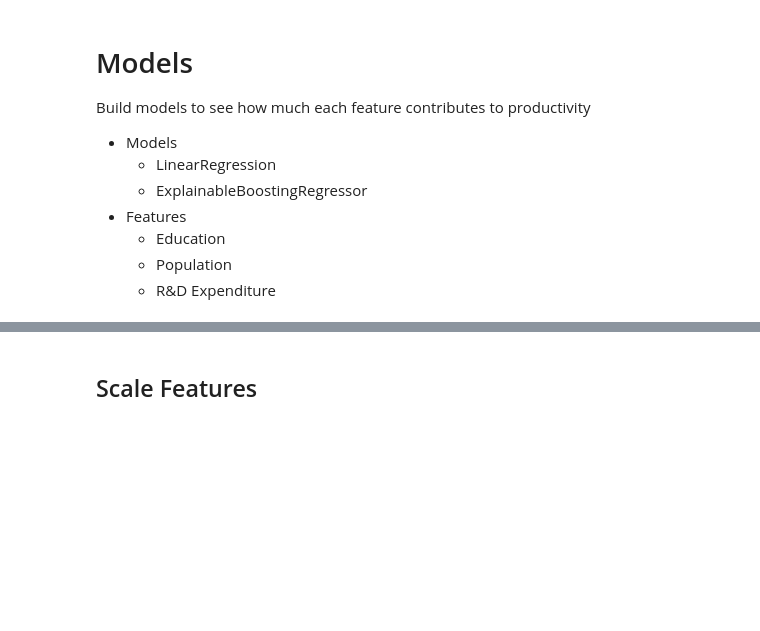
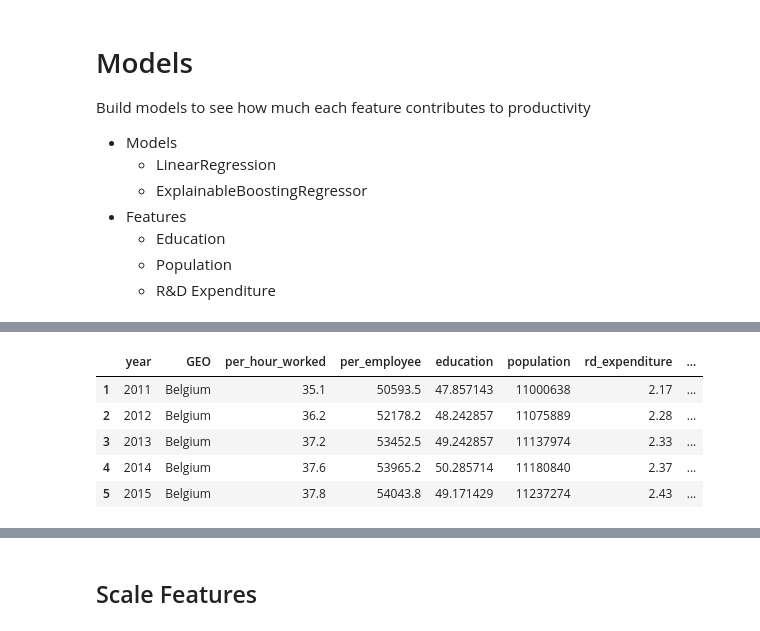
Before and after one commit to ADS-Group-15/eu-productivity-modeling, a Jupyter notebook: notebooks/models.ipynb, the cells around one changed output, grey strips where cells are left out. Saved outputs shown, nothing was run; the diff lists cells and outputs as text; code cells hidden in the pictures; blank space fills up the shorter version.

```diff
--- a/notebooks/models.ipynb
+++ b/notebooks/models.ipynb
@@ -26,3 +29,11 @@ df.head()
 | 2 | 2012 | Belgium | 36.2 | 52178.2 | 48.242857 | 11075889 | 2.28 |
 | 3 | 2013 | Belgium | 37.2 | 53452.5 | 49.242857 | 11137974 | 2.33 |
 | 4 | 2014 | Belgium | 37.6 | 53965.2 | 50.285714 | 11180840 | 2.37 |
+# %%
+df.rename(columns={
+    'Compensation of employees per hour worked (Euro)': 'per_hour_worked',
+    'Compensation per employee (Euro)': 'per_employee'
+}, inplace=True)
+display(df.head())
+
+features = ['education', 'population', 'rd_expenditure']
@@ -28,0 +55,17 @@ df.head()
+# %%
+shift_range = [1]
+for feature in features:
+    for shift in shift_range:
+        df[f'{feature}_shift_{shift}'] = df.sort_values('year').groupby(['GEO'])[feature].shift(shift)
+        df[f'{feature}_diff_{shift}'] = df[f'{feature}_shift_{shift}'] - df[feature]
+
+df = df[df['year'] >= 2011]
+
+df.head()
+# %% [output]
+|  | year | GEO | per_hour_worked | per_employee | education | population | rd_expenditure | ... |
+| 1 | 2011 | Belgium | 35.1 | 50593.5 | 47.857143 | 11000638 | 2.17 | ... |
+| 2 | 2012 | Belgium | 36.2 | 52178.2 | 48.242857 | 11075889 | 2.28 | ... |
+| 3 | 2013 | Belgium | 37.2 | 53452.5 | 49.242857 | 11137974 | 2.33 | ... |
+| 4 | 2014 | Belgium | 37.6 | 53965.2 | 50.285714 | 11180840 | 2.37 | ... |
+| 5 | 2015 | Belgium | 37.8 | 54043.8 | 49.171429 | 11237274 | 2.43 | ... |
```
Also changed, not shown: parts of 14 cells of this notebook, 2 other files.
